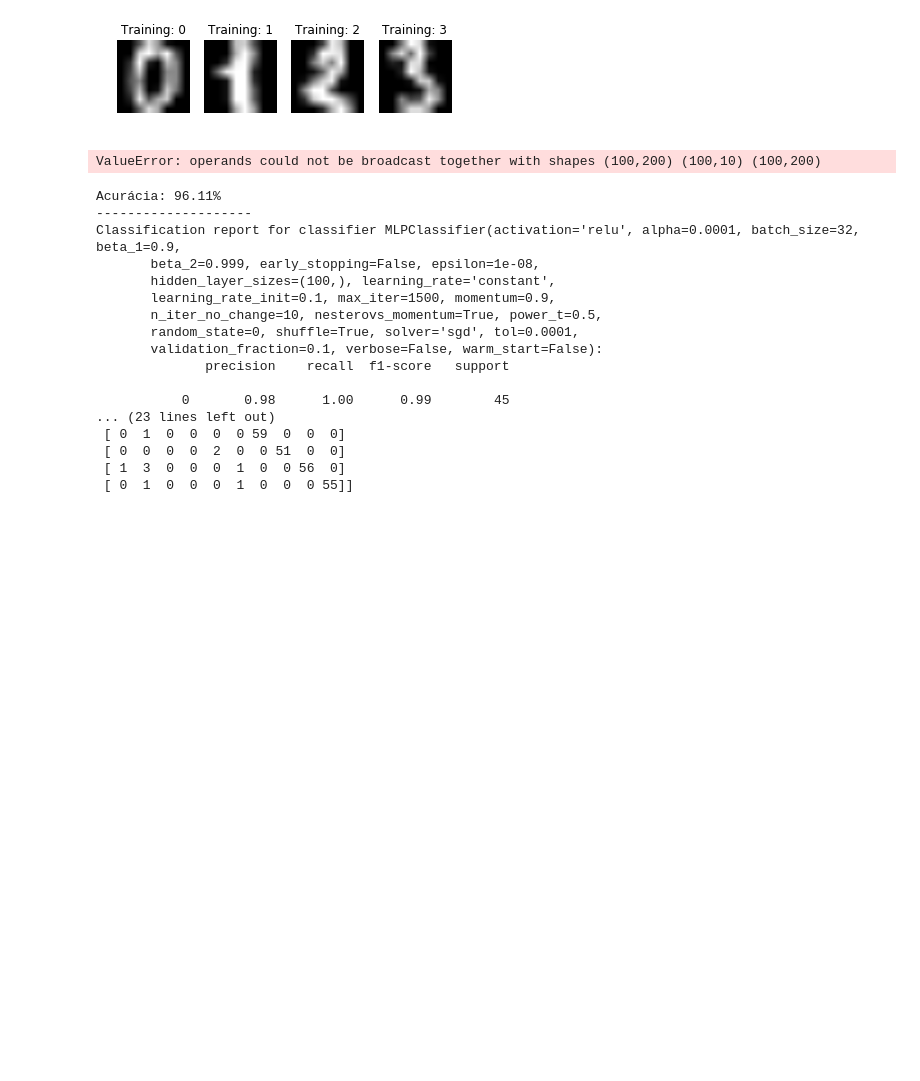
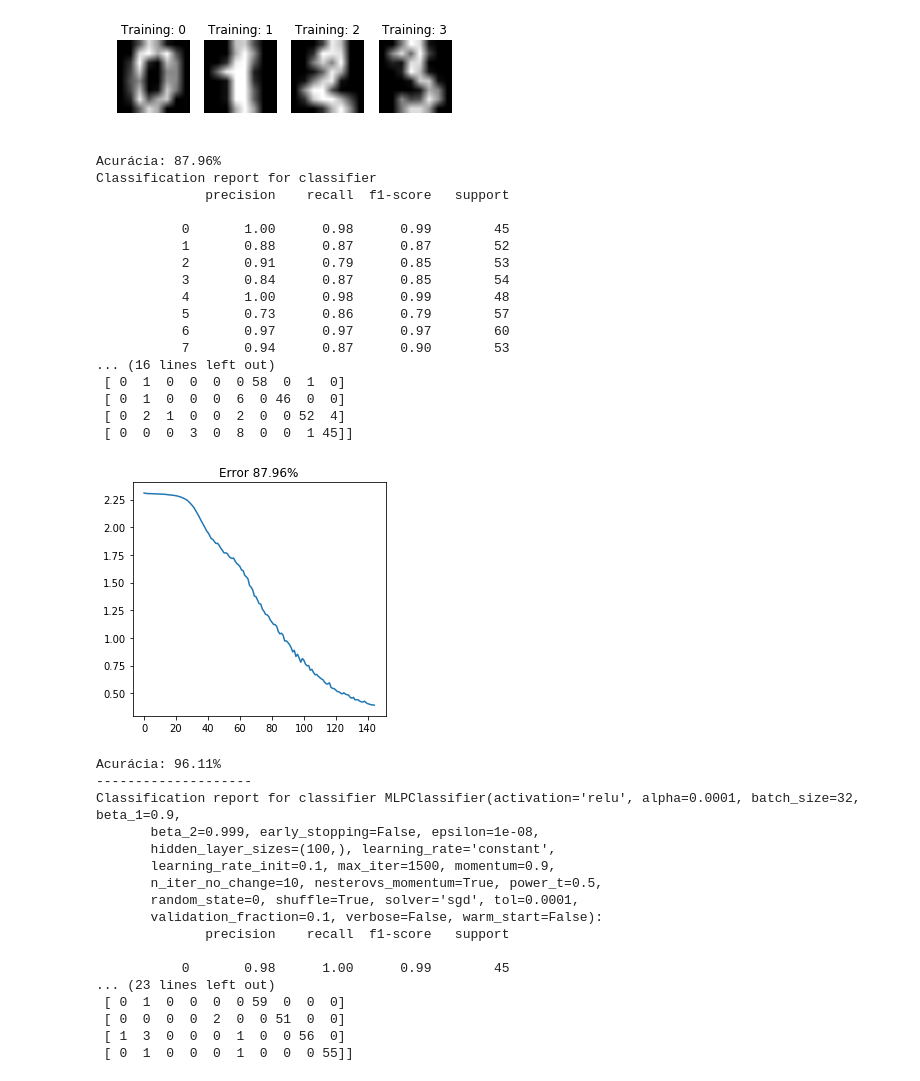
Before and after one commit to rdenadai/AI-Study-Notebooks, a Jupyter notebook: notebooks/NeuralNetwork_MNIST_VAL.ipynb, the cells around one changed output. Saved outputs shown, nothing was run; the diff lists cells and outputs as text; code cells hidden in the pictures; blank space fills up the shorter version.

```diff
--- a/notebooks/NeuralNetwork_MNIST_VAL.ipynb
+++ b/notebooks/NeuralNetwork_MNIST_VAL.ipynb
@@ -237,40 +41,57 @@ class NeuralNetwork:
 # %%
-# from src.nn import Dense, NeuralNetwork
+from src.nn import Dense, NeuralNetwork
 
 final_error = []
 better_acc = 0
 
 layers = (
     Dense(inputs=64, outputs=100, activation='relu'),
-    Dense(inputs=100, outputs=200, activation='relu'),
-    Dense(inputs=200, outputs=10, activation='softmax'),
+    Dense(inputs=100, outputs=16, activation='relu'),
+    Dense(inputs=16, outputs=10, activation='softmax'),
 )
 
 md = NeuralNetwork(layers, X_train.copy(), y_train.copy(), loss='cross_entropy')
 error = md.train(epochs=145, lr=1e-1)
 
 y_pred = md.predict(X_test.copy())
 
 acc = np.round((np.sum(y_pred == y_test) / len(y_test)) * 100, 2)
 if acc > better_acc:
     better_acc = acc
 final_error = error
 print(f'Acurácia: {acc}%')
 
 print("Classification report for classifier \n%s\n"
       % (classification_report(y_test, y_pred)))
 print('-' * 20)
 print("Confusion matrix:\n%s" % confusion_matrix(y_test, y_pred))
 
 if len(final_error):
     plt.figure(figsize=(8, 4))
     plt.subplot(1, 2, 1)
     plt.title(f'Error {better_acc}%')
     plt.plot(range(len(final_error)), final_error)
     plt.tight_layout()
     plt.show()
 # %% [output]
-ValueError: operands could not be broadcast together with shapes (100,200) (100,10) (100,200)
+Acurácia: 87.96%
+Classification report for classifier
+              precision    recall  f1-score   support
+
+           0       1.00      0.98      0.99        45
+           1       0.88      0.87      0.87        52
+           2       0.91      0.79      0.85        53
+           3       0.84      0.87      0.85        54
+           4       1.00      0.98      0.99        48
+           5       0.73      0.86      0.79        57
+           6       0.97      0.97      0.97        60
+           7       0.94      0.87      0.90        53
+... (16 lines left out)
+ [ 0  1  0  0  0  0 58  0  1  0]
+ [ 0  1  0  0  0  6  0 46  0  0]
+ [ 0  2  1  0  0  2  0  0 52  4]
+ [ 0  0  0  3  0  8  0  0  1 45]]
+[figure, added]
 # %%
 classifier = MLPClassifier(
     max_iter=1500,
```
Also changed, not shown: parts of 2 cells of this notebook.
